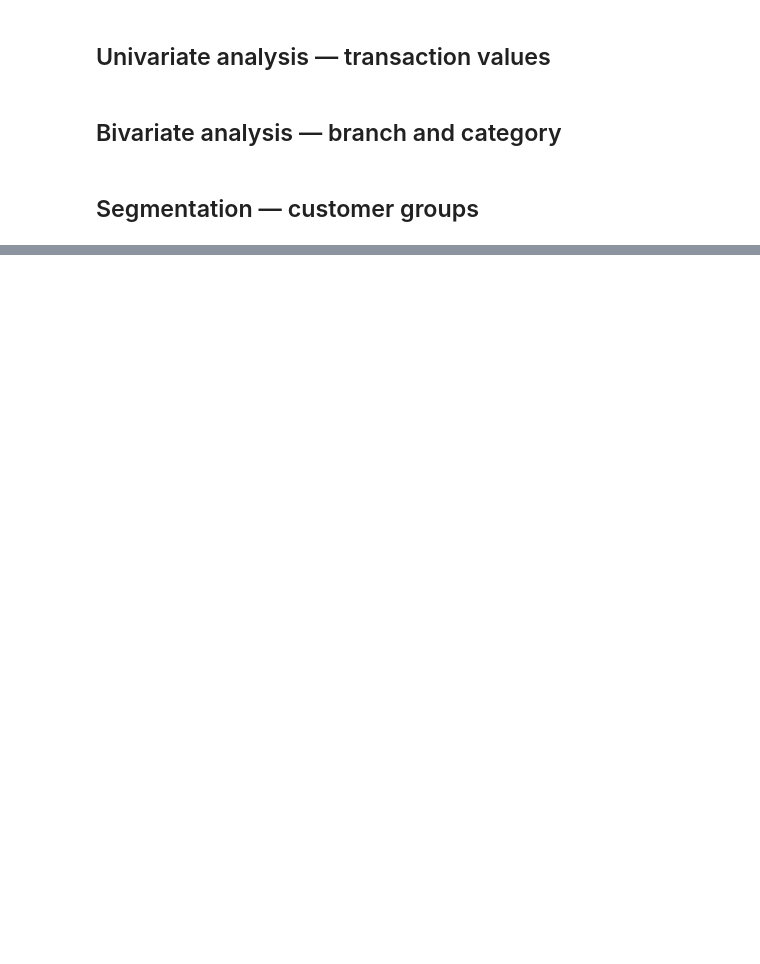
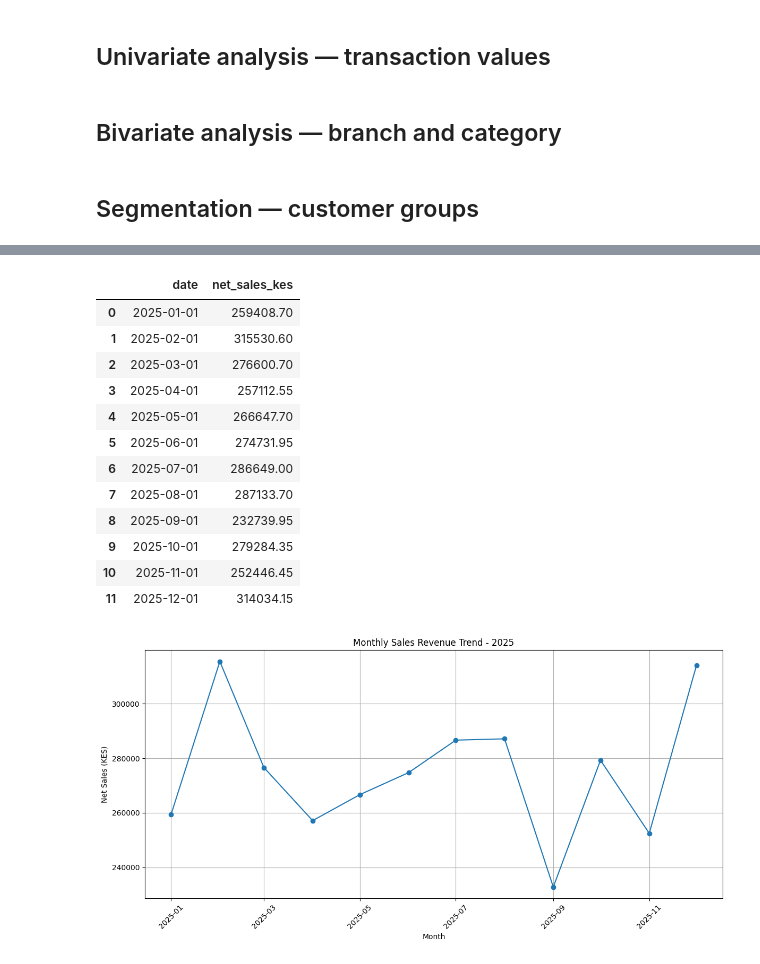
Before and after one commit to naisoisharonkarinoh/plp-capstone-a-sharon-koina, a Jupyter notebook: notebooks/02_eda.ipynb, the cells around one changed output, grey strips where cells are left out. Saved outputs shown, nothing was run; the diff lists cells and outputs as text; code cells hidden in the pictures; blank space fills up the shorter version.

Commit message:
Add monthly sales trend analysis

```diff
--- a/notebooks/02_eda.ipynb
+++ b/notebooks/02_eda.ipynb
@@ -120,3 +120,51 @@ rfm.head(10)
 | 7 | C0008 | 75 | 3 | 2645.0 | 2 | 1 | 3 | 213 | Other Customers |
 | 8 | C0009 | 174 | 4 | 5209.0 | 1 | 2 | 4 | 124 | At Risk |
 | 9 | C0010 | 121 | 2 | 6730.0 | 1 | 1 | 4 | 114 | Other Customers |
+# %%
+# Monthly Sales Trend Analysis
+
+# Group sales by month
+monthly_sales = (
+    sales.groupby(sales['date'].dt.to_period('M'))['net_sales_kes']
+    .sum()
+    .reset_index()
+)
+
+# Convert month to date format
+monthly_sales['date'] = monthly_sales['date'].dt.to_timestamp()
+
+# Display monthly revenue
+display(monthly_sales)
+
+# Plot monthly revenue trend
+import matplotlib.pyplot as plt
+
+plt.figure(figsize=(12, 6))
+plt.plot(
+    monthly_sales['date'],
+    monthly_sales['net_sales_kes'],
+    marker='o'
+)
+
+plt.title('Monthly Sales Revenue Trend - 2025')
+plt.xlabel('Month')
+plt.ylabel('Net Sales (KES)')
+plt.xticks(rotation=45)
+plt.grid(True)
+plt.tight_layout()
+plt.show()
+# %% [output]
+|  | date | net_sales_kes |
+| 0 | 2025-01-01 | 259408.70 |
+| 1 | 2025-02-01 | 315530.60 |
+| 2 | 2025-03-01 | 276600.70 |
+| 3 | 2025-04-01 | 257112.55 |
+| 4 | 2025-05-01 | 266647.70 |
+| 5 | 2025-06-01 | 274731.95 |
+| 6 | 2025-07-01 | 286649.00 |
+| 7 | 2025-08-01 | 287133.70 |
+| 8 | 2025-09-01 | 232739.95 |
+| 9 | 2025-10-01 | 279284.35 |
+| 10 | 2025-11-01 | 252446.45 |
+| 11 | 2025-12-01 | 314034.15 |
+[figure, added]
```
